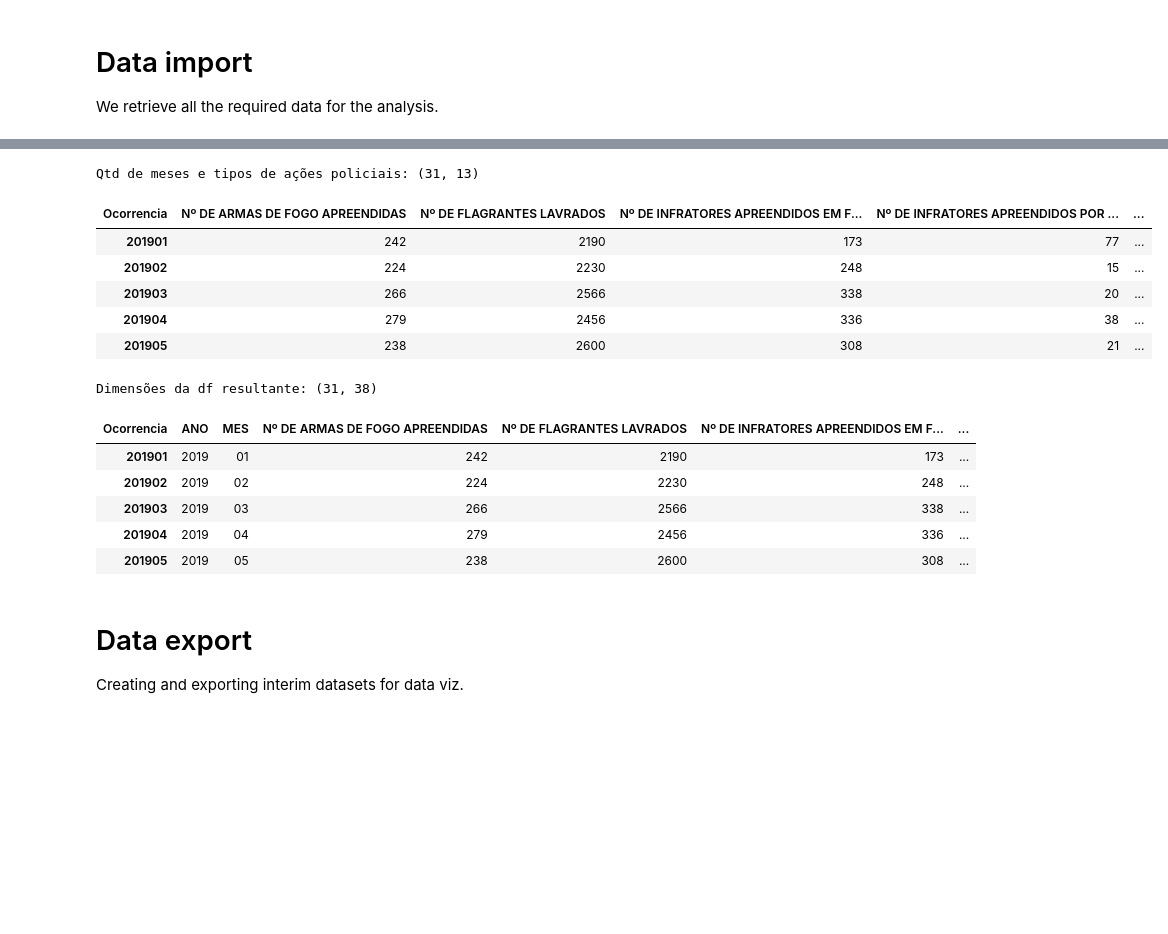
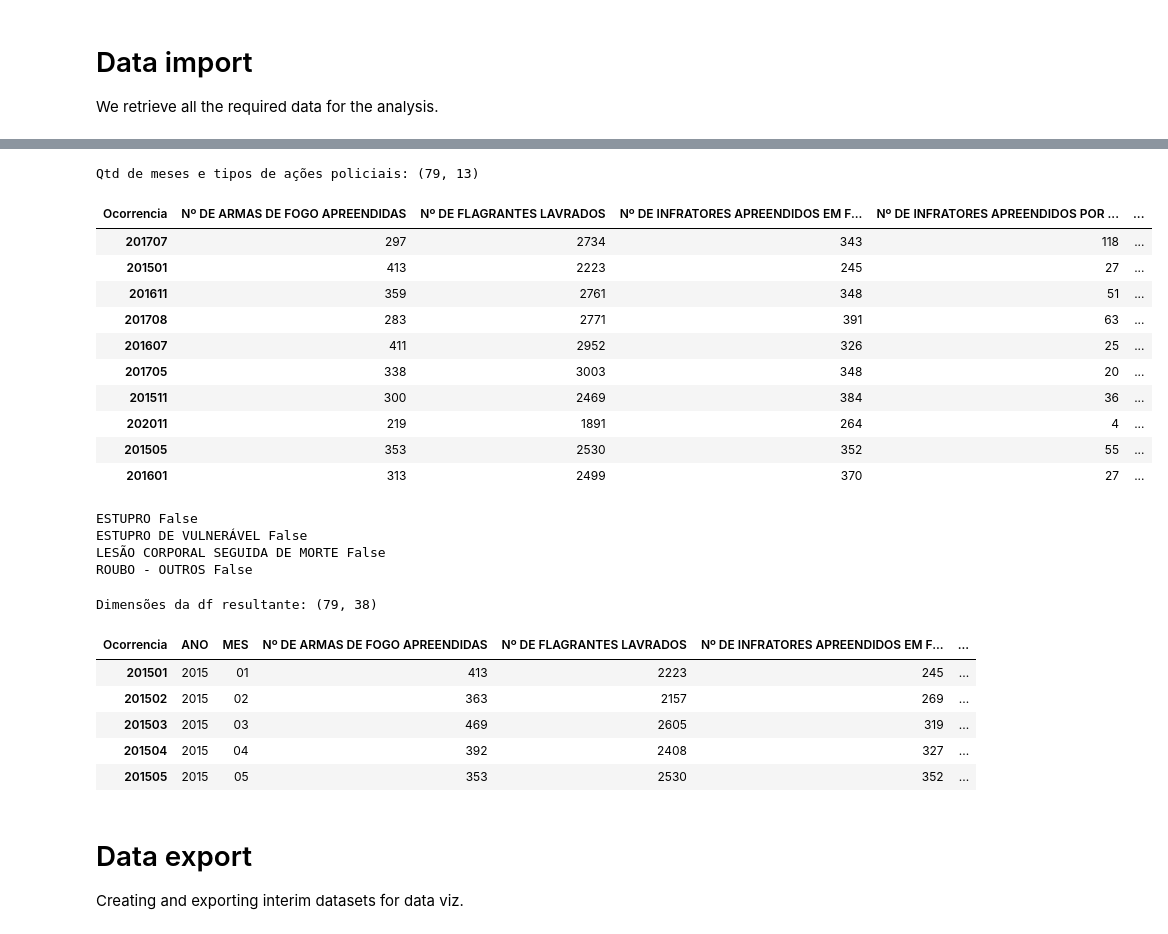
Before and after one commit to Carne-de-Pescoco/regression_course, a Jupyter notebook: notebooks/00-data_processing.ipynb, the cells around one changed output, grey strips where cells are left out. Cells and saved outputs as stored; diff of their text form; code cells hidden in the pictures; blank space fills up the shorter version.

```diff
--- a/notebooks/00-data_processing.ipynb
+++ b/notebooks/00-data_processing.ipynb
@@ -26,7 +26,7 @@ import cufflinks as cf
 cf.go_offline(connected=True)
 cf.set_config_file(theme='white')
 pd.options.display.max_columns = None
-pd.options.display.max_rows = 30
+pd.options.display.max_rows = None
 plotly.offline.init_notebook_mode(connected=True)
 plt.style.use('seaborn-paper')
 warnings.filterwarnings("ignore")
@@ -41,7 +41,7 @@ if 'autoreload' not in get_ipython().extension_manager.loaded:
 # %%
 def create_df_from_data(file_name_pattern: str = 'Mensal-Capital*') -> pd.DataFrame:
     file_list = glob.glob(RAW_DATA_FOLDER + file_name_pattern + '.csv')
-    file_list.sort()
+#     file_list.sort()
 
     df = pd.DataFrame()
 
@@ -51,8 +51,8 @@ def create_df_from_data(file_name_pattern: str = 'Mensal-Capital*') -> pd.DataFr
         df_temp.dropna(how='all', axis=1, inplace=True)
         df_temp.drop(columns=['Total'], inplace=True)
         df_temp.rename(columns={
-        'Jan': year+'01', 'Fev': year+'02', 'Mar': year+'03', 'Abr': year+'04', 'Mai': year+'05', 'Jun': year+'06',
-        'Jul': year+'07','Ago': year+'08','Set': year+'09','Out': year+'10','Nov': year+'11','Dez': year+'12'}, inplace=True)
+            'Jan': year+'01', 'Fev': year+'02', 'Mar': year+'03', 'Abr': year+'04', 'Mai': year+'05', 'Jun': year+'06',
+            'Jul': year+'07', 'Ago': year+'08', 'Set': year+'09', 'Out': year+'10', 'Nov': year+'11', 'Dez': year+'12'}, inplace=True)
         if df.empty:
             df = df_temp.copy()
         else:
@@ -93,19 +98,32 @@ Qtd de meses e tipos de crimes: (31, 23)
 # %%
 # ProdutividadePolicial-Capital
 
 df_prod_policial = create_df_from_data(file_name_pattern='ProdutividadePolicial-Capital*')
 
 
 print(f"""Qtd de meses e tipos de ações policiais: {df_prod_policial.shape}""")
-df_prod_policial.head()
+df_prod_policial.sample(10, random_state=RANDOM_STATE)
 # %% [output]
-Qtd de meses e tipos de ações policiais: (31, 13)
+Qtd de meses e tipos de ações policiais: (79, 13)
 | Ocorrencia | Nº DE ARMAS DE FOGO APREENDIDAS | Nº DE FLAGRANTES LAVRADOS | Nº DE INFRATORES APREENDIDOS EM F... | Nº DE INFRATORES APREENDIDOS POR ... | ... |
-| 201901 | 242 | 2190 | 173 | 77 | ... |
-| 201902 | 224 | 2230 | 248 | 15 | ... |
-| 201903 | 266 | 2566 | 338 | 20 | ... |
-| 201904 | 279 | 2456 | 336 | 38 | ... |
-| 201905 | 238 | 2600 | 308 | 21 | ... |
+| 201707 | 297 | 2734 | 343 | 118 | ... |
+| 201501 | 413 | 2223 | 245 | 27 | ... |
+| 201611 | 359 | 2761 | 348 | 51 | ... |
+| 201708 | 283 | 2771 | 391 | 63 | ... |
+| 201607 | 411 | 2952 | 326 | 25 | ... |
+| 201705 | 338 | 3003 | 348 | 20 | ... |
+| 201511 | 300 | 2469 | 384 | 36 | ... |
+| 202011 | 219 | 1891 | 264 | 4 | ... |
+| 201505 | 353 | 2530 | 352 | 55 | ... |
+| 201601 | 313 | 2499 | 370 | 27 | ... |
+# %%
+for item in ['ESTUPRO', 'ESTUPRO DE VULNERÁVEL', 'LESÃO CORPORAL SEGUIDA DE MORTE', 'ROUBO - OUTROS']:
+    print(item, item in df_prod_policial.columns)
+# %% [output]
+ESTUPRO False
+ESTUPRO DE VULNERÁVEL False
+LESÃO CORPORAL SEGUIDA DE MORTE False
+ROUBO - OUTROS False
 # %%
 df_consolidado = pd.concat([df_prod_policial, df_crime], axis=1)
 df_consolidado["ANO"] = df_consolidado.index.str[:4]
@@ -126,13 +144,13 @@ df_consolidado = df_consolidado[[
 print(f"""Dimensões da df resultante: {df_consolidado.shape}""")
 df_consolidado.head()
 # %% [output]
-Dimensões da df resultante: (31, 38)
+Dimensões da df resultante: (79, 38)
 | Ocorrencia | ANO | MES | Nº DE ARMAS DE FOGO APREENDIDAS | Nº DE FLAGRANTES LAVRADOS | Nº DE INFRATORES APREENDIDOS EM F... | ... |
-| 201901 | 2019 | 01 | 242 | 2190 | 173 | ... |
-| 201902 | 2019 | 02 | 224 | 2230 | 248 | ... |
-| 201903 | 2019 | 03 | 266 | 2566 | 338 | ... |
-| 201904 | 2019 | 04 | 279 | 2456 | 336 | ... |
-| 201905 | 2019 | 05 | 238 | 2600 | 308 | ... |
+| 201501 | 2015 | 01 | 413 | 2223 | 245 | ... |
+| 201502 | 2015 | 02 | 363 | 2157 | 269 | ... |
+| 201503 | 2015 | 03 | 469 | 2605 | 319 | ... |
+| 201504 | 2015 | 04 | 392 | 2408 | 327 | ... |
+| 201505 | 2015 | 05 | 353 | 2530 | 352 | ... |
 # %% [markdown]
 # Data export
 
```
Also changed, not shown: parts of 1 cell of this notebook, 2 other files.
